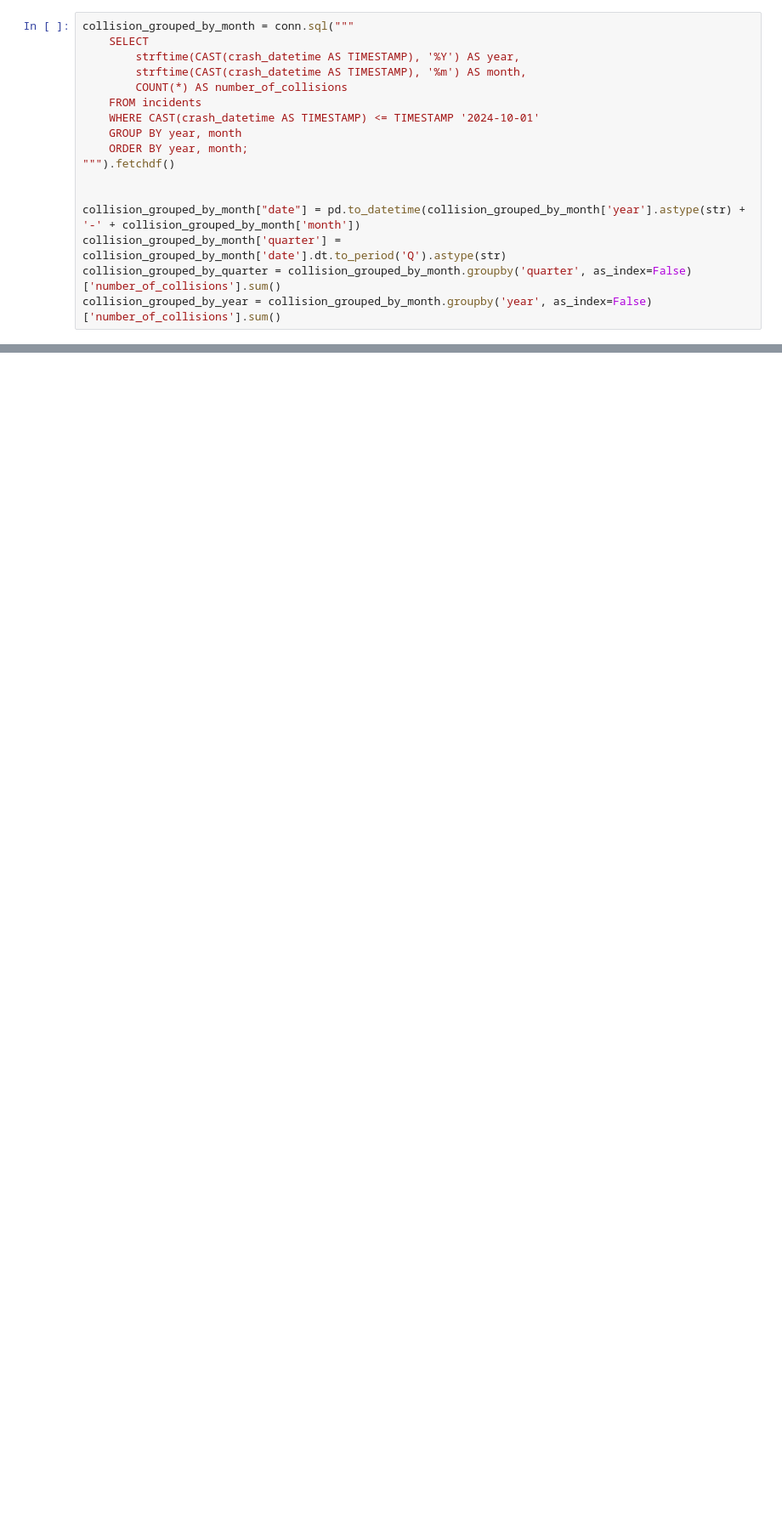
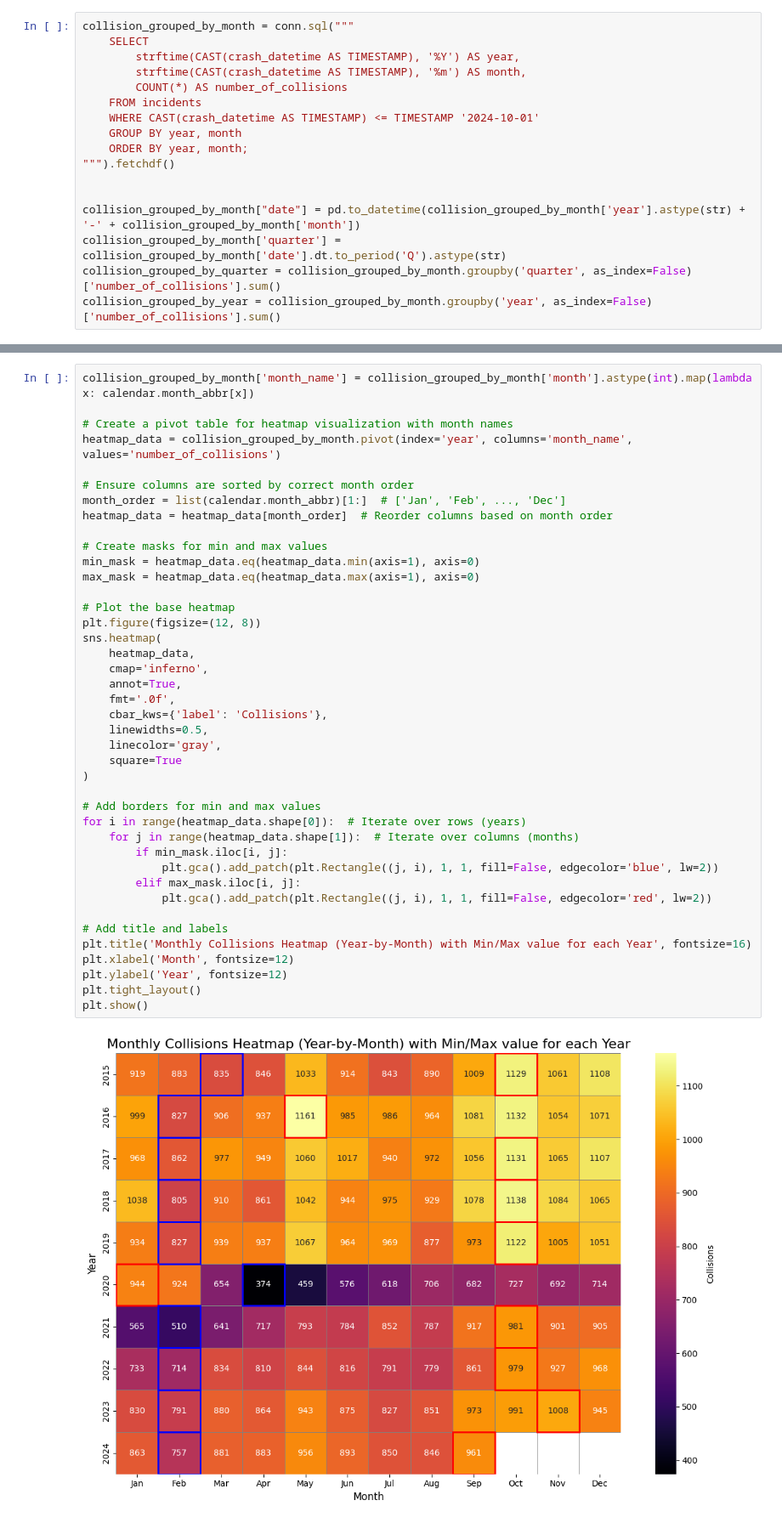
Before and after one commit to stanislavlia/collisions_analysis_dtsa5506, a Jupyter notebook: analysis.ipynb, the cells around one changed output, grey strips where cells are left out. Shown at 85% size. Drawn from its saved outputs; the diff is of its cells as text; blank space fills up the shorter version.

```diff
--- a/analysis.ipynb
+++ b/analysis.ipynb
@@ -222,0 +332,43 @@ plt.show()
+# %%
+collision_grouped_by_month['month_name'] = collision_grouped_by_month['month'].astype(int).map(lambda x: calendar.month_abbr[x])
+
+# Create a pivot table for heatmap visualization with month names
+heatmap_data = collision_grouped_by_month.pivot(index='year', columns='month_name', values='number_of_collisions')
+
+# Ensure columns are sorted by correct month order
+month_order = list(calendar.month_abbr)[1:]  # ['Jan', 'Feb', ..., 'Dec']
+heatmap_data = heatmap_data[month_order]  # Reorder columns based on month order
+
+# Create masks for min and max values
+min_mask = heatmap_data.eq(heatmap_data.min(axis=1), axis=0)
+max_mask = heatmap_data.eq(heatmap_data.max(axis=1), axis=0)
+
+# Plot the base heatmap
+plt.figure(figsize=(12, 8))
+sns.heatmap(
+    heatmap_data,
+    cmap='inferno',
+    annot=True,
+    fmt='.0f',
+    cbar_kws={'label': 'Collisions'},
+    linewidths=0.5,
+    linecolor='gray',
+    square=True
+)
+
+# Add borders for min and max values
+for i in range(heatmap_data.shape[0]):  # Iterate over rows (years)
+    for j in range(heatmap_data.shape[1]):  # Iterate over columns (months)
+        if min_mask.iloc[i, j]:
+            plt.gca().add_patch(plt.Rectangle((j, i), 1, 1, fill=False, edgecolor='blue', lw=2))
+        elif max_mask.iloc[i, j]:
+            plt.gca().add_patch(plt.Rectangle((j, i), 1, 1, fill=False, edgecolor='red', lw=2))
+
+# Add title and labels
+plt.title('Monthly Collisions Heatmap (Year-by-Month) with Min/Max value for each Year', fontsize=16)
+plt.xlabel('Month', fontsize=12)
+plt.ylabel('Year', fontsize=12)
+plt.tight_layout()
+plt.show()
+# %% [output]
+[figure, added]
```
Also changed, not shown: parts of 12 cells of this notebook.
